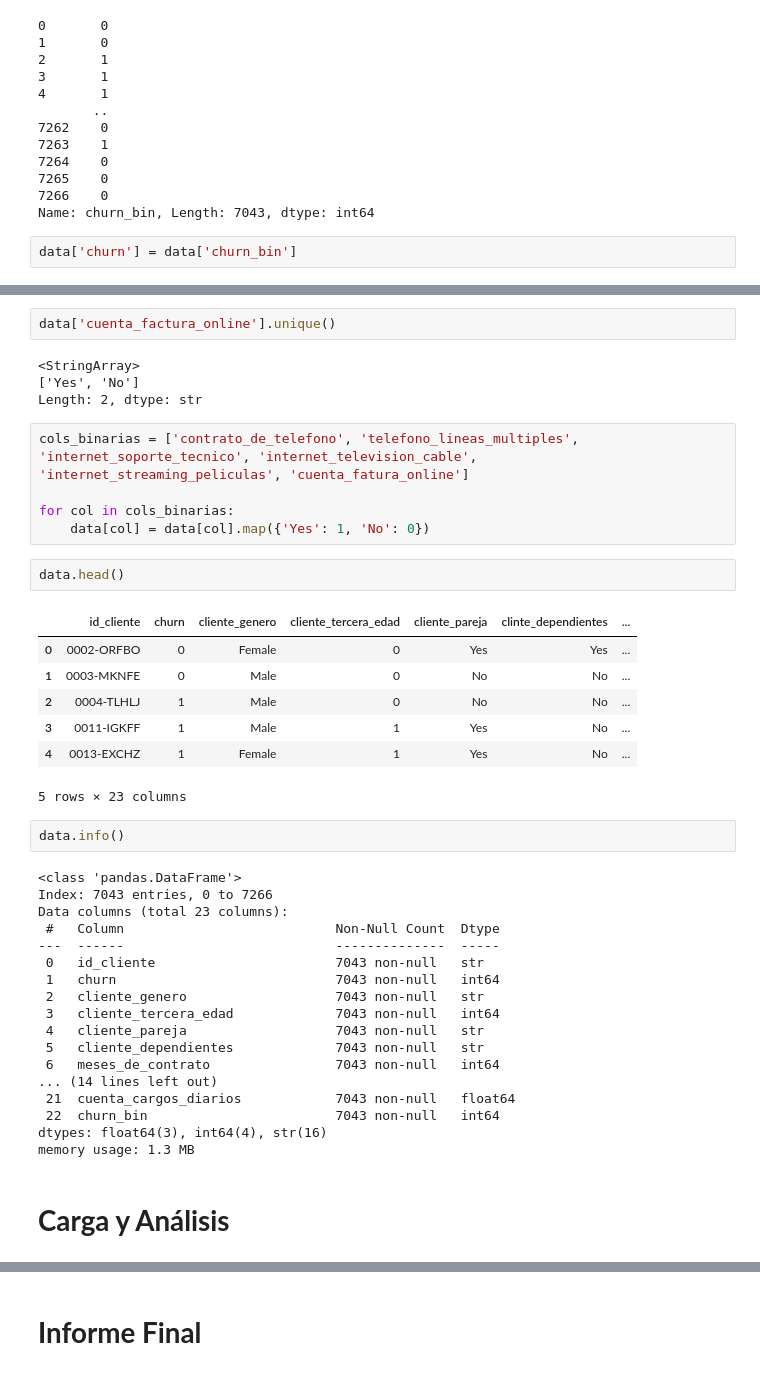
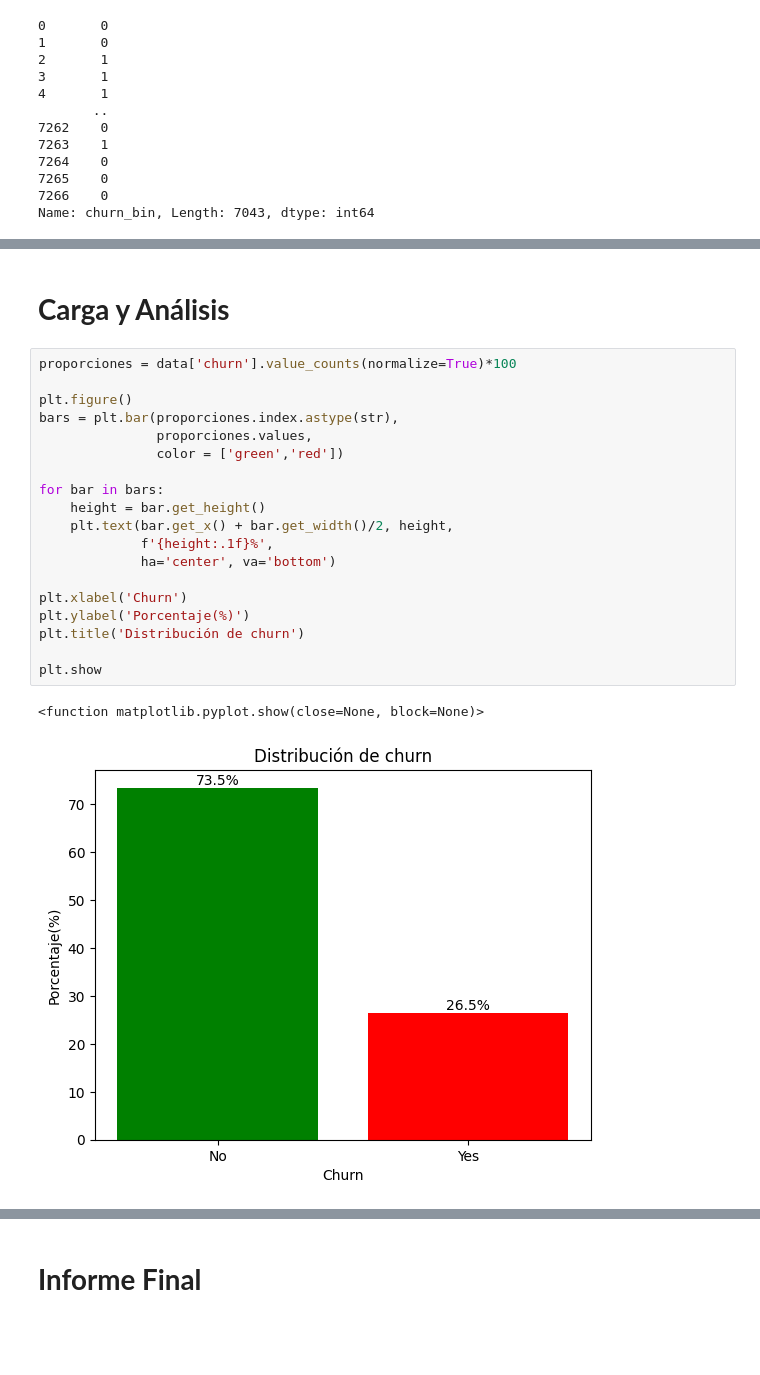
Before and after one commit to AndreaCisneros/challenge-telecomx, a Jupyter notebook: TelecomX.ipynb, the cells around one changed output, grey strips where cells are left out. Drawn from its saved outputs; the diff is of its cells as text; blank space fills up the shorter version.

```diff
--- a/TelecomX.ipynb
+++ b/TelecomX.ipynb
@@ -280,6 +281,4 @@ data['churn_bin']
 7265    0
 7266    0
 Name: churn_bin, Length: 7043, dtype: int64
-# %%
-data['churn'] = data['churn_bin']
 # %%
@@ -306,44 +299,25 @@ Length: 3, dtype: str
-# %%
-data['cuenta_factura_online'].unique()
-# %% [output]
-<StringArray>
-['Yes', 'No']
-Length: 2, dtype: str
-# %%
-cols_binarias = ['contrato_de_telefono', 'telefono_lineas_multiples', 'internet_soporte_tecnico', 'internet_television_cable', 'internet_streaming_peliculas', 'cuenta_fatura_online']
-
-for col in cols_binarias:
-    data[col] = data[col].map({'Yes': 1, 'No': 0})
-# %%
-data.head()
-# %% [output]
-|  | id_cliente | churn | cliente_genero | cliente_tercera_edad | cliente_pareja | clinte_dependientes | ... |
-| 0 | 0002-ORFBO | 0 | Female | 0 | Yes | Yes | ... |
-| 1 | 0003-MKNFE | 0 | Male | 0 | No | No | ... |
-| 2 | 0004-TLHLJ | 1 | Male | 0 | No | No | ... |
-| 3 | 0011-IGKFF | 1 | Male | 1 | Yes | No | ... |
-| 4 | 0013-EXCHZ | 1 | Female | 1 | Yes | No | ... |
-5 rows × 23 columns
-# %%
-data.info()
-# %% [output]
-<class 'pandas.DataFrame'>
-Index: 7043 entries, 0 to 7266
-Data columns (total 23 columns):
- #   Column                           Non-Null Count  Dtype
----  ------                           --------------  -----
- 0   id_cliente                       7043 non-null   str
- 1   churn                            7043 non-null   int64
- 2   cliente_genero                   7043 non-null   str
- 3   cliente_tercera_edad             7043 non-null   int64
- 4   cliente_pareja                   7043 non-null   str
- 5   cliente_dependientes             7043 non-null   str
- 6   meses_de_contrato                7043 non-null   int64
-... (14 lines left out)
- 21  cuenta_cargos_diarios            7043 non-null   float64
- 22  churn_bin                        7043 non-null   int64
-dtypes: float64(3), int64(4), str(16)
-memory usage: 1.3 MB
 # %% [markdown]
 # **Carga y Análisis**
+# %%
+proporciones = data['churn'].value_counts(normalize=True)*100
+
+plt.figure()
+bars = plt.bar(proporciones.index.astype(str),
+               proporciones.values,
+               color = ['green','red'])
+
+for bar in bars:
+    height = bar.get_height()
+    plt.text(bar.get_x() + bar.get_width()/2, height,
+             f'{height:.1f}%',
+             ha='center', va='bottom')
+
+plt.xlabel('Churn')
+plt.ylabel('Porcentaje(%)')
+plt.title('Distribución de churn')
+
+plt.show
+# %% [output]
+<function matplotlib.pyplot.show(close=None, block=None)>
+[figure, added]
 # %%
```
Also changed, not shown: parts of 14 cells of this notebook.
